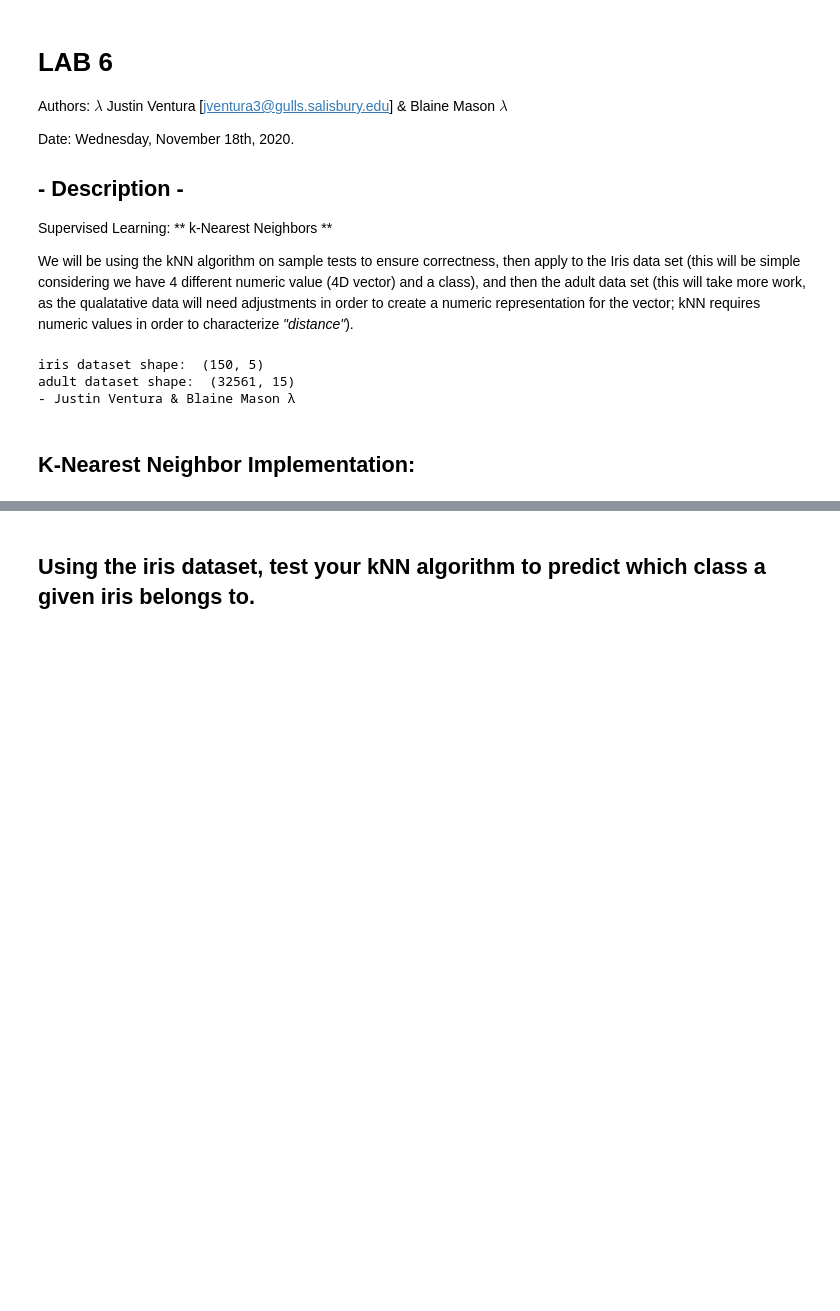
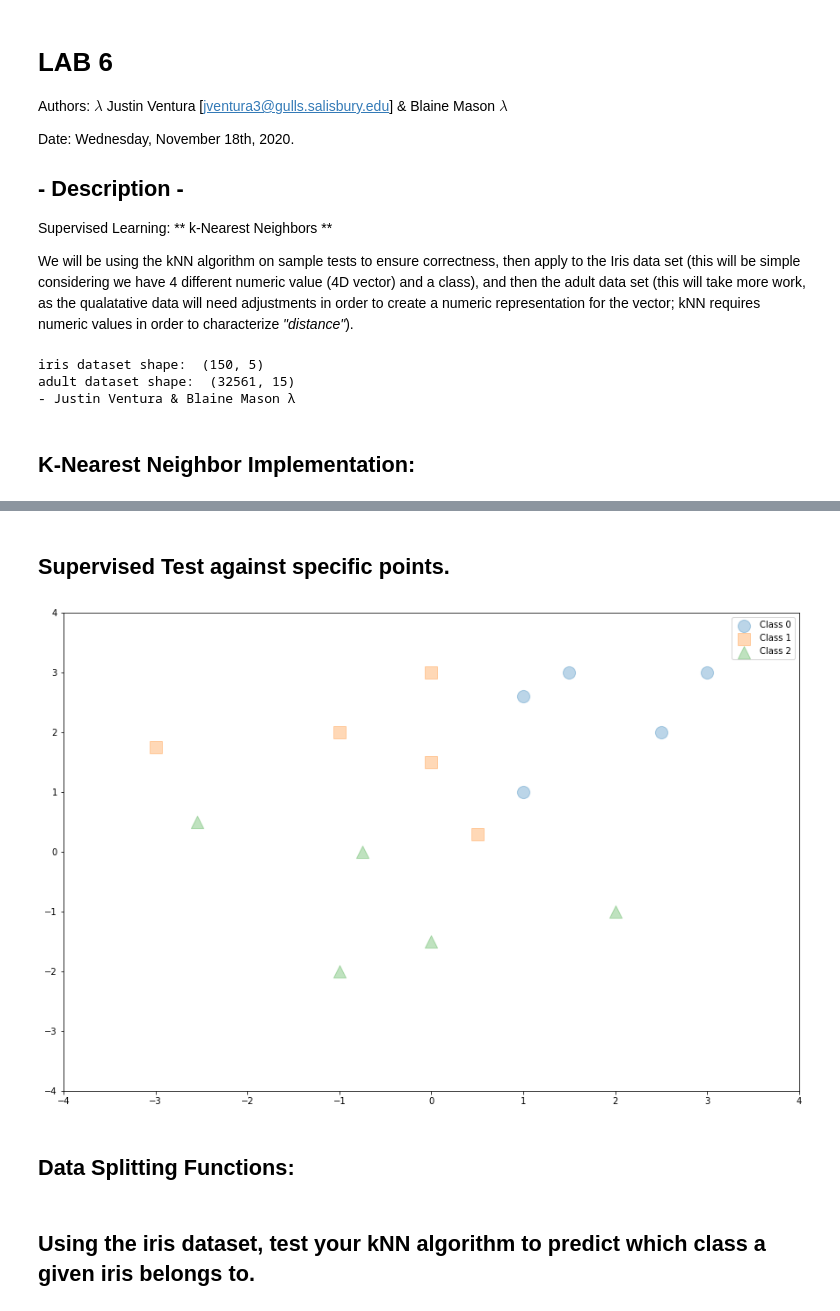
Before and after one commit to jventura1738/COSC311, a Jupyter notebook: LABS/LAB6/LAB6_stable.ipynb, the cells around one changed output, grey strips where cells are left out. Drawn from its saved outputs; the diff is of its cells as text; code cells hidden in the pictures; blank space fills up the shorter version.

```diff
--- a/LABS/LAB6/LAB6_stable.ipynb
+++ b/LABS/LAB6/LAB6_stable.ipynb
@@ -179,0 +185,15 @@ Class 2 has 0.51% of the 'territory.'
+# %% [markdown]
+## Supervised Test against specific points.
+# %%
+# Plot the given points again.
+plt.scatter(X0, Y0, c="tab:blue", label='Class 0', s=200, alpha=0.3, marker='o')    # training group 0
+plt.scatter(X1, Y1, c="tab:orange", label='Class 1', s=200, alpha=0.3, marker='s')  # training group 1
+plt.scatter(X2, Y2, c="tab:green", label='Class 2', s=200, alpha=0.3, marker='^')   # training group 2
+plt.legend()
+plt.xlim(-4, 4)
+plt.ylim(-4, 4)
+plt.show()
+# %% [output]
+[figure, added]
+# %% [markdown]
+## Data Splitting Functions:
```
Also changed, not shown: parts of 4 cells of this notebook.
